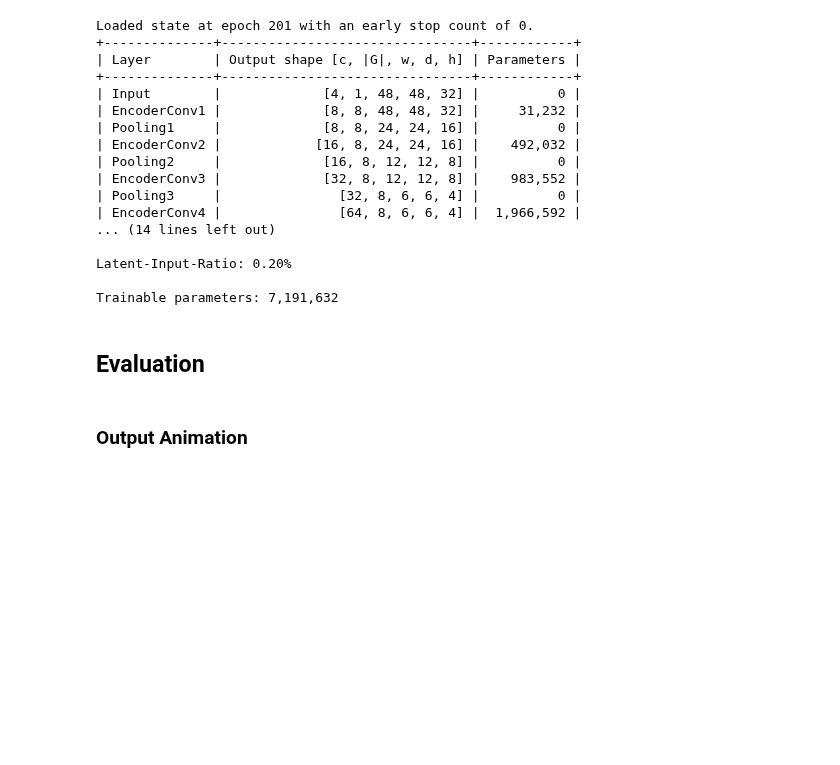
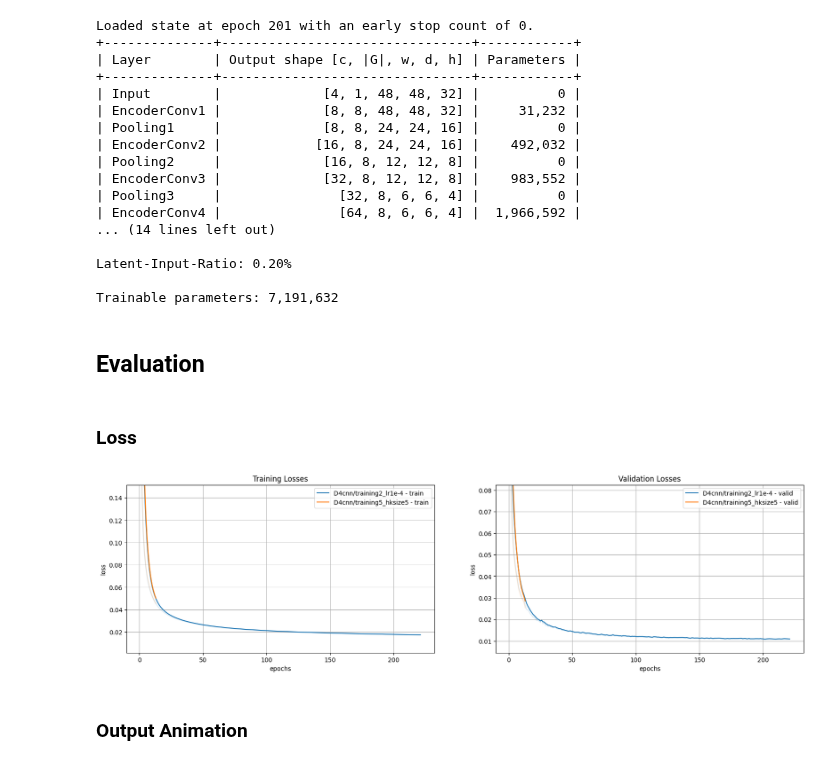
Before and after one commit to FynnFromme/rb-equivariant-cnns, a Jupyter notebook: experiments/experiments.ipynb, the cells around one changed output. Cells and saved outputs as stored; diff of their text form; code cells hidden in the pictures; blank space fills up the shorter version.

Commit message:
Added visualization of loss history during training.

```diff
--- a/experiments/experiments.ipynb
+++ b/experiments/experiments.ipynb
@@ -106,6 +119,23 @@ Latent-Input-Ratio: 0.20%
 Trainable parameters: 7,191,632
 # %% [markdown]
 ## Evaluation
+# %% [markdown]
+### Loss
+# %%
+# TRAINED_MODELS = [('D4cnn', 'training2_lr1e-4'), ('cnn', 'training1_lr1e-3'), ('3Dcnn', 'training1_lr1e-3')]
+TRAINED_MODELS = [('D4cnn', 'training2_lr1e-4'), ('D4cnn', 'training5_hksize5')]
+
+TWO_PLOTS = True
+LOG_SCALE = False
+TIME_X = False
+REMOVE_OUTLIERS = True
+SMOOTHING = 0.6
+
+plot_loss_history('trained_models', *zip(*TRAINED_MODELS),
+                  two_plots=TWO_PLOTS, log_scale=LOG_SCALE, time_x=TIME_X,
+                  remove_outliers=REMOVE_OUTLIERS, smoothing=SMOOTHING)
+# %% [output]
+[figure, added]
 # %% [markdown]
 ### Output Animation
 # %%
```
Also changed, not shown: parts of 4 cells of this notebook, 1 other file.
